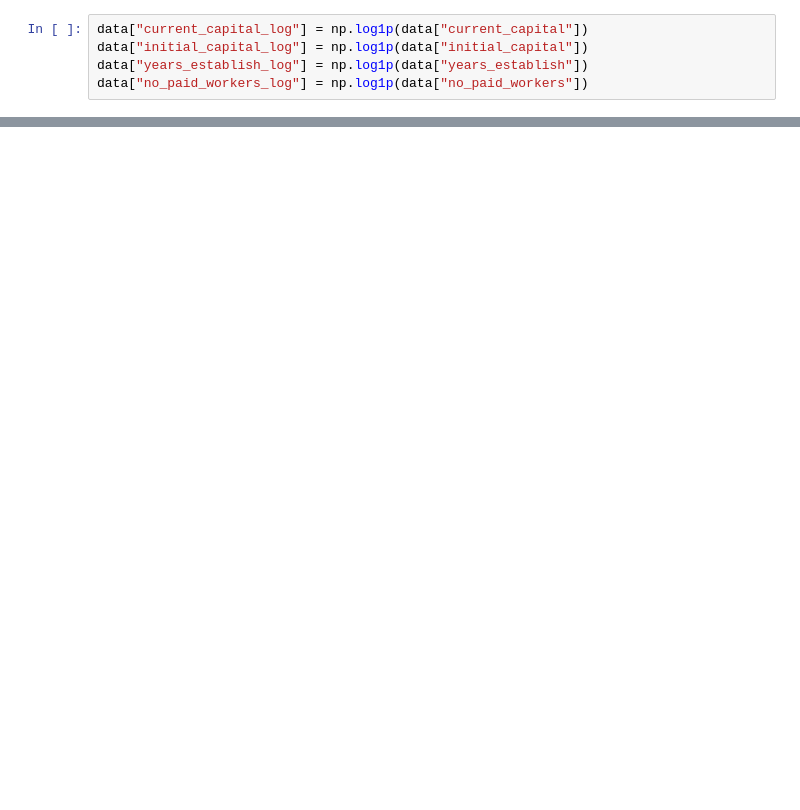
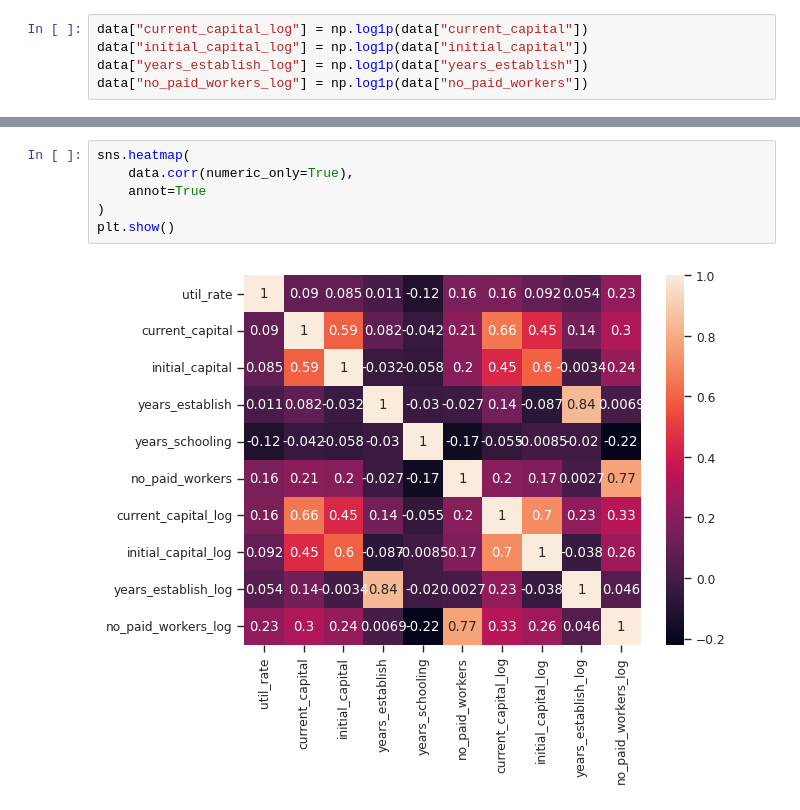
Before and after one commit to Natnael-Getahun/SME-regression, a Jupyter notebook: explore.ipynb, the cells around one changed output, grey strips where cells are left out. Saved outputs shown, nothing was run; the diff lists cells and outputs as text; blank space fills up the shorter version.

```diff
--- a/explore.ipynb
+++ b/explore.ipynb
@@ -544,0 +540,8 @@ plt.show()
+# %%
+sns.heatmap(
+    data.corr(numeric_only=True),
+    annot=True
+)
+plt.show()
+# %% [output]
+[figure, added]
```
Also changed, not shown: parts of 28 cells of this notebook.
